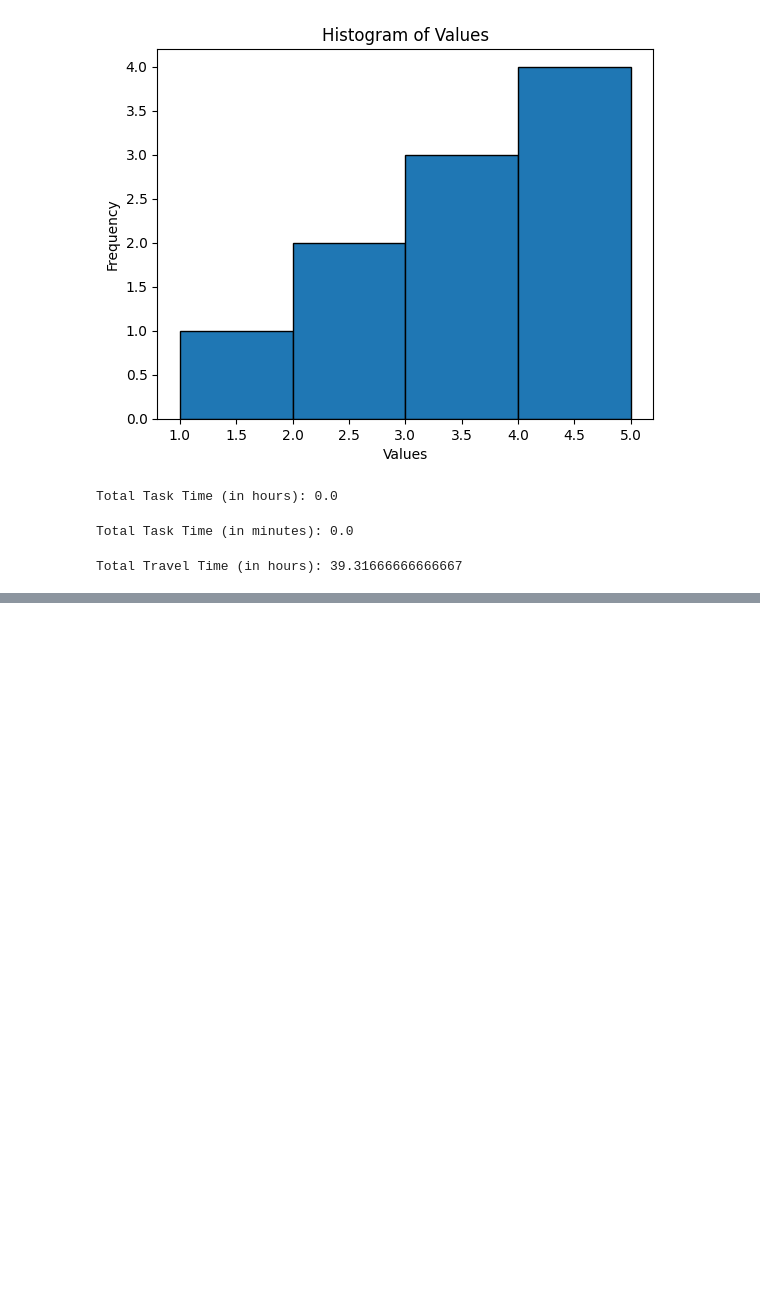
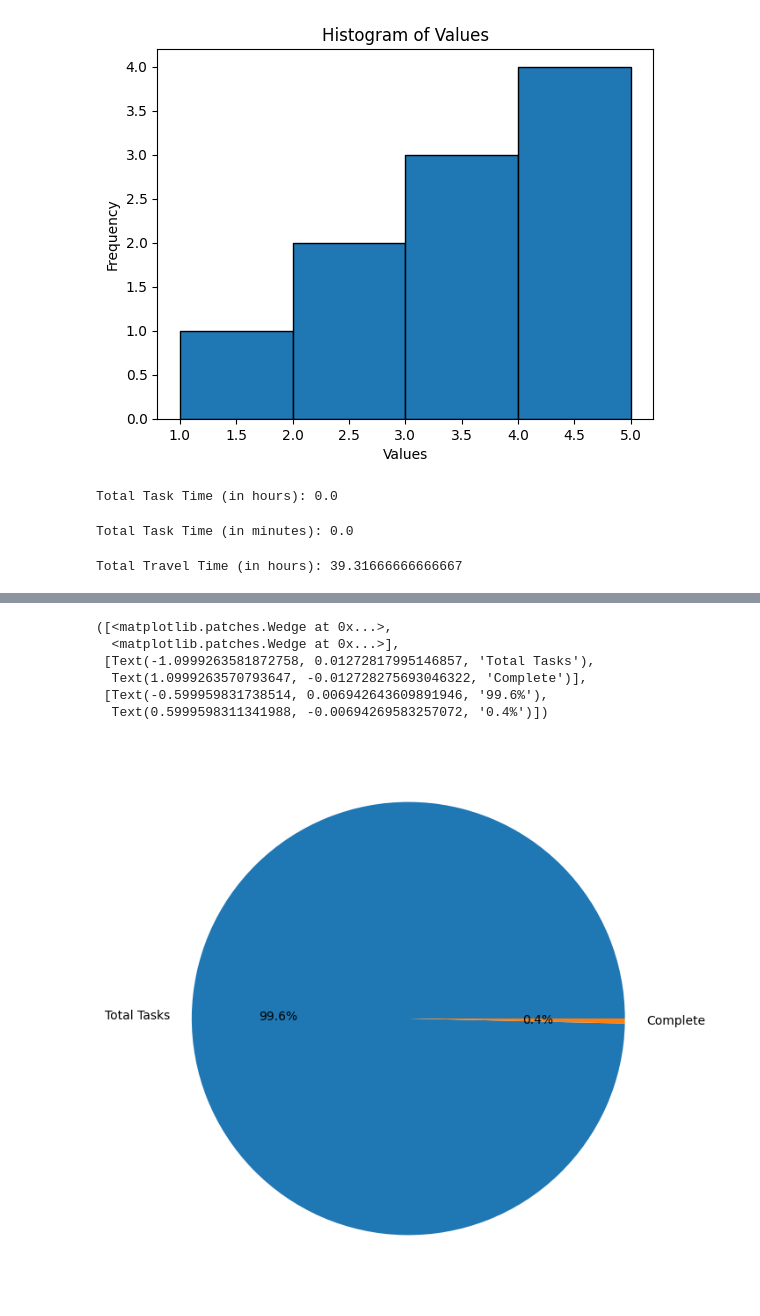
Before and after one commit to MaddyPrograms/Data-Analysis-and-Visualization, a Jupyter notebook: Data Analysis and Visualization/Data_Analysis_and_Visualization.ipynb, the cells around one changed output, grey strips where cells are left out. Drawn from its saved outputs; the diff is of its cells as text; code cells hidden in the pictures; blank space fills up the shorter version.

```diff
--- a/Data Analysis and Visualization/Data_Analysis_and_Visualization.ipynb
+++ b/Data Analysis and Visualization/Data_Analysis_and_Visualization.ipynb
@@ -64,0 +115,14 @@ Total Travel Time (in hours): 39.31666666666667
+# %%
+# Filter the chart_data DataFrame to only include rows for 'Total Tasks' and 'Completed'
+filtered_data = chart_data[chart_data['Status'].isin(['Total Tasks', 'Complete'])]
+# %%
+plt.figure(figsize=(10, 8))  # Specified the size of the figure
+plt.pie(filtered_data['counts'], labels=filtered_data['Status'], autopct='%1.1f%%')
+# %% [output]
+([<matplotlib.patches.Wedge at 0x...>,
+  <matplotlib.patches.Wedge at 0x...>],
+ [Text(-1.0999263581872758, 0.01272817995146857, 'Total Tasks'),
+  Text(1.0999263570793647, -0.012728275693046322, 'Complete')],
+ [Text(-0.599959831738514, 0.006942643609891946, '99.6%'),
+  Text(0.5999598311341988, -0.00694269583257072, '0.4%')])
+[figure, added]
```
Also changed, not shown: parts of 8 cells of this notebook.
